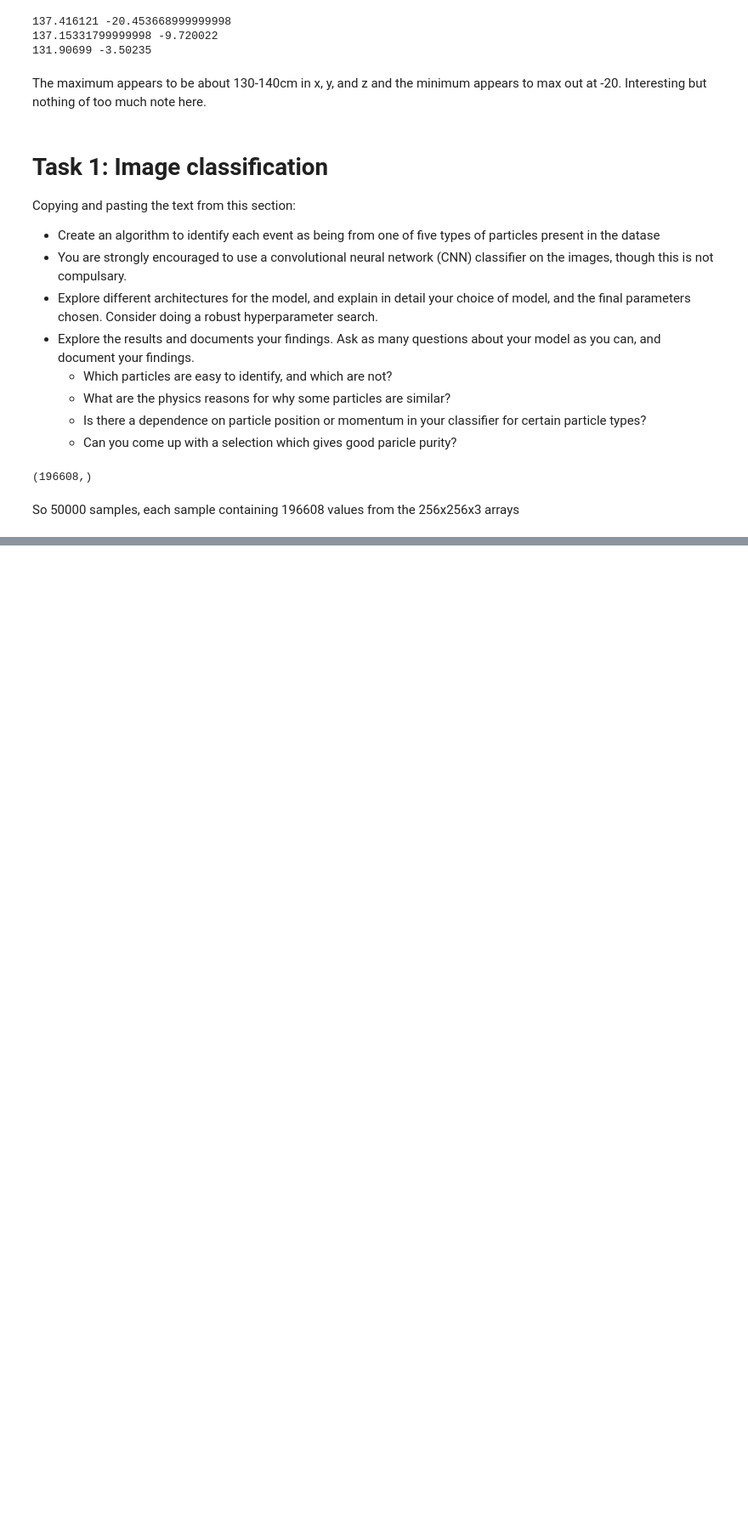
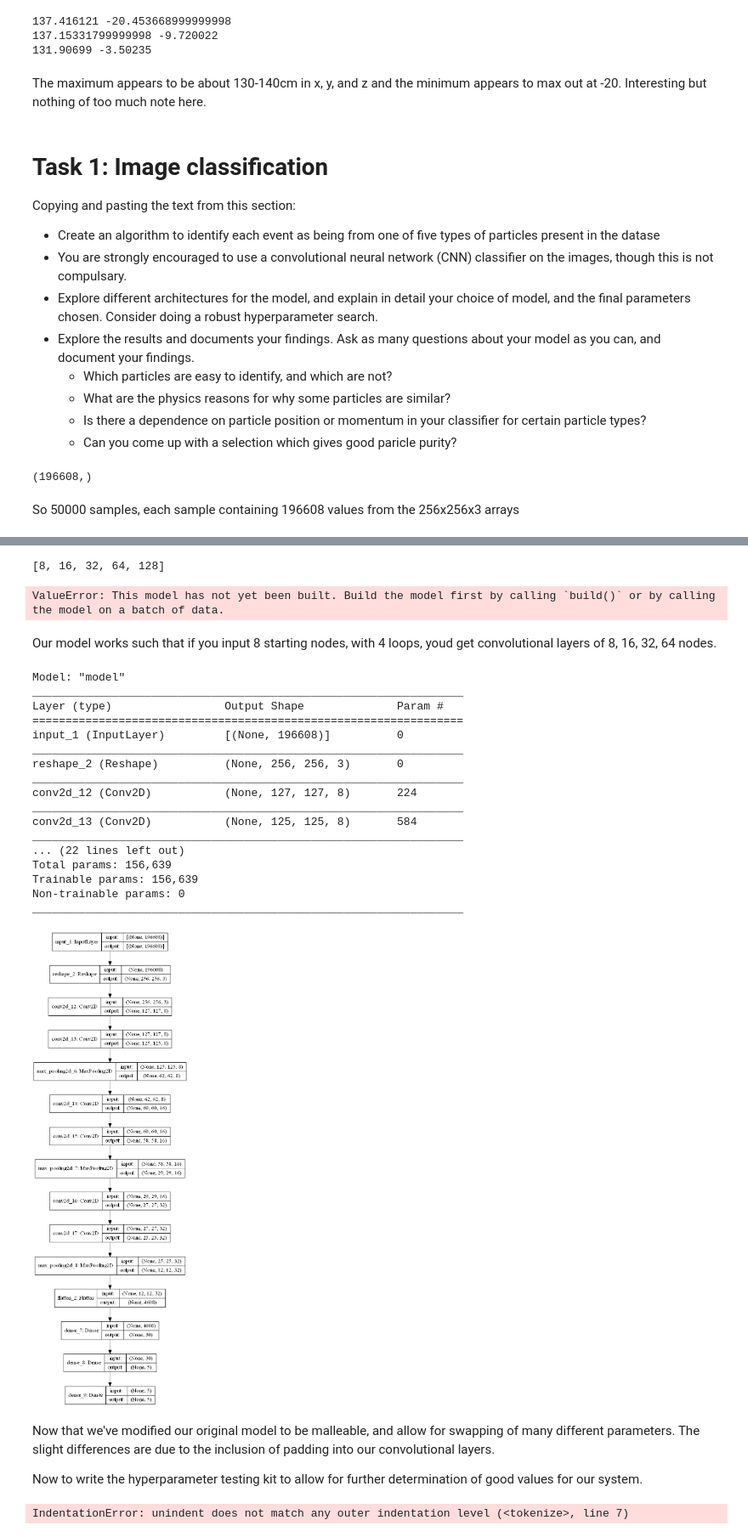
Before and after one commit to CasperMcTavish/DAML, a Jupyter notebook: Project1_ML.ipynb, the cells around one changed output, grey strips where cells are left out. Shown at 85% size. Drawn from its saved outputs; the diff is of its cells as text; code cells hidden in the pictures; blank space fills up the shorter version.

```diff
--- a/Project1_ML.ipynb
+++ b/Project1_ML.ipynb
@@ -789,0 +819,27 @@ plt.show()
+# %%
+# First we rewrite the model code from earlier to allow for better adjustability
+def model_builder(init_data_shape):
+    # init_data_shape is the shape that we wish to pass through to the model.
+    # in our case its x_train.shape[1:]
+    flatinpt = Input(shape=init_data_shape)
+    inpt = Reshape((256, 256, 3))(flatinpt)
+    conv1 = Conv2D(8, kernel_size = 3, strides = 2, activation = 'relu')(inpt)
+    conv2 = Conv2D(8, kernel_size = 3, activation = 'relu')(conv1)
+    # Average pooling or max pooling? Seems like from research online max pooling is better
+    pool1 = MaxPooling2D(pool_size = (2,2))(conv2)
+    conv3 = Conv2D(16, kernel_size = 3, activation = 'relu')(pool1)
+    conv4 = Conv2D(16, kernel_size = 3, activation = 'relu')(conv3)
+    pool2 = MaxPooling2D(pool_size = (2,2))(conv4)
+    conv5 = Conv2D(32, kernel_size = 3, activation = 'relu')(pool2)
+    conv6 = Conv2D(32, kernel_size = 3, activation = 'relu')(conv5)
+    pool2 = MaxPooling2D(pool_size = (2,2))(conv6)
+    flat = Flatten()(pool2)
+    hidden1 = Dense(30, activation = 'relu')(flat)
+    hidden2 = Dense(5, activation = 'relu')(hidden1)
+    output = Dense(5, activation = 'softmax')(hidden2)
+
+    # Create model
+    kf = Model(inputs=flatinpt, outputs = output)
+    # Compile
+    kf.compile(optimizer='Adam', loss='sparse_categorical_crossentropy', metrics = ["accuracy"])
+    return kf
@@ -789,0 +897,52 @@ plt.show()
+# %%
+# Just to test that the above method works
+jurt = new_mod_builder(x_train.shape[1:], 5, 8, 3, [30, 15, 10])
+jurt.summary()
+plot_model(jurt,show_shapes = True)
+# %% [output]
+[8, 16, 32, 64, 128]
+ValueError: This model has not yet been built. Build the model first by calling `build()` or by calling the model on a batch of data.
+# %% [markdown]
+Our model works such that if you input 8 starting nodes, with 4 loops, youd get convolutional layers of 8, 16, 32, 64 nodes.
+# %%
+# And testing the previous model:
+cf = model_builder(x_train.shape[1:])
+# %%
+cf.summary()
+plot_model(cf,show_shapes = True)
+# %% [output]
+Model: "model"
+_________________________________________________________________
+Layer (type)                 Output Shape              Param #
+=================================================================
+input_1 (InputLayer)         [(None, 196608)]          0
+_________________________________________________________________
+reshape_2 (Reshape)          (None, 256, 256, 3)       0
+_________________________________________________________________
+conv2d_12 (Conv2D)           (None, 127, 127, 8)       224
+_________________________________________________________________
+conv2d_13 (Conv2D)           (None, 125, 125, 8)       584
+_________________________________________________________________
+... (22 lines left out)
+Total params: 156,639
+Trainable params: 156,639
+Non-trainable params: 0
+_________________________________________________________________
+[figure, added]
+# %% [markdown]
+Now that we've modified our original model to be malleable, and allow for swapping of many different parameters. The slight differences are due to the inclusion of padding into our convolutional layers.
+
+Now to write the hyperparameter testing kit to allow for further determination of good values for our system.
+# %%
+# Defining param_grid to allow for grid_search
+
+#param_grid = {'n_conv_layers' : [1, 2, 3, 4],
+              'conv_starting_nodes' : [4, 8, 16],
+              'n_hidden_layers' : [1, 2, 3],
+              'nodes_per_hidden_layer' : [[30, 15, 10], [15, 10, 5], [50, 25, 10]]
+             }
+# Apply gridsearch
+#gridsearch = GridSearchCV(new_mod_builder(), param_grid, cv=3,
+                          scoring='accuracy', verbose=True, n_jobs=-1)
+# %% [output]
+IndentationError: unindent does not match any outer indentation level (<tokenize>, line 7)
```
Also changed, not shown: parts of 28 cells of this notebook.
